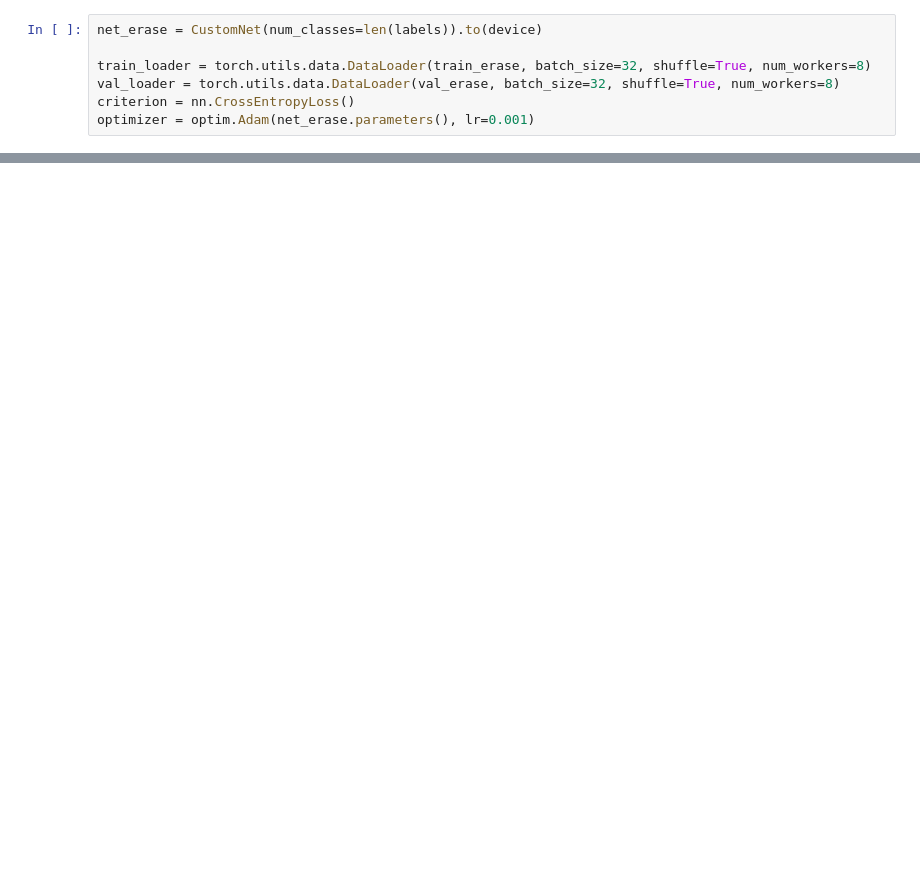
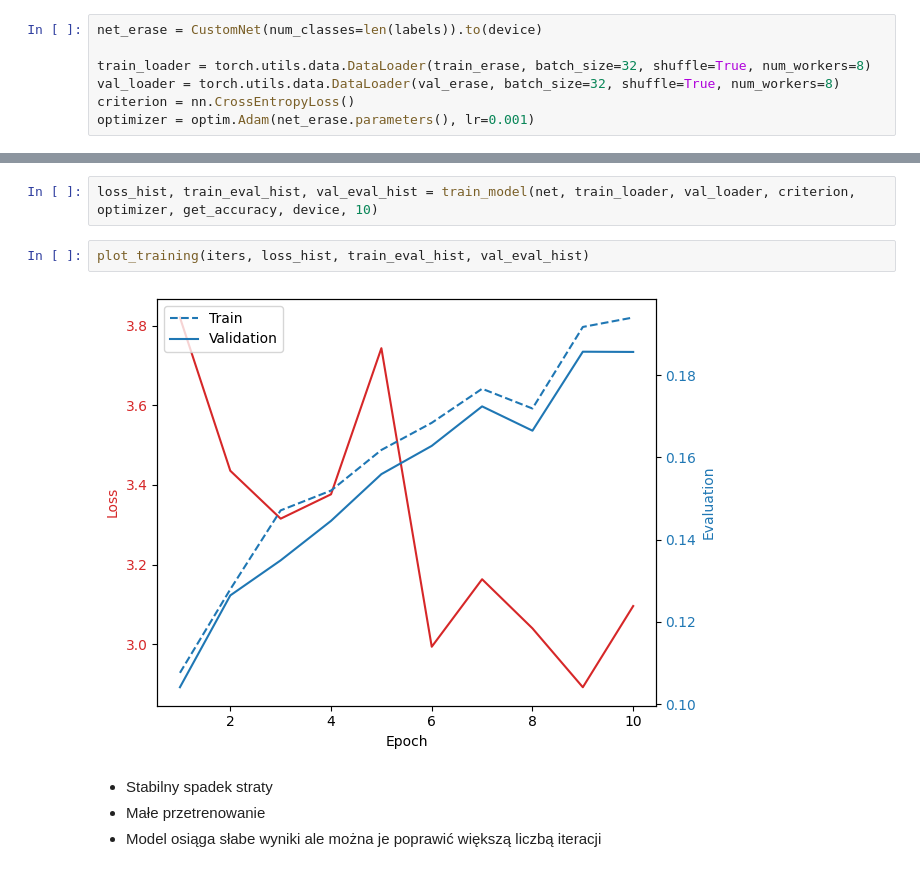
Before and after one commit to BrunoSienkiewicz/Neural-networks, a Jupyter notebook: miniprojekt_3/miniprojekt_3_tuning.ipynb, the cells around one changed output, grey strips where cells are left out. Cells and saved outputs as stored; diff of their text form; blank space fills up the shorter version.

```diff
--- a/miniprojekt_3/miniprojekt_3_tuning.ipynb
+++ b/miniprojekt_3/miniprojekt_3_tuning.ipynb
@@ -173,0 +235,10 @@ res = pd.DataFrame(columns=["n_convs", "kernel_size", "stride", "padding", "trai
+# %%
+loss_hist, train_eval_hist, val_eval_hist = train_model(net, train_loader, val_loader, criterion, optimizer, get_accuracy, device, 10)
+# %%
+plot_training(iters, loss_hist, train_eval_hist, val_eval_hist)
+# %% [output]
+[figure, added]
+# %% [markdown]
+- Stabilny spadek straty
+- Małe przetrenowanie
+- Model osiąga słabe wyniki ale można je poprawić większą liczbą iteracji
```
Also changed, not shown: parts of 27 cells of this notebook, 2 other files.
